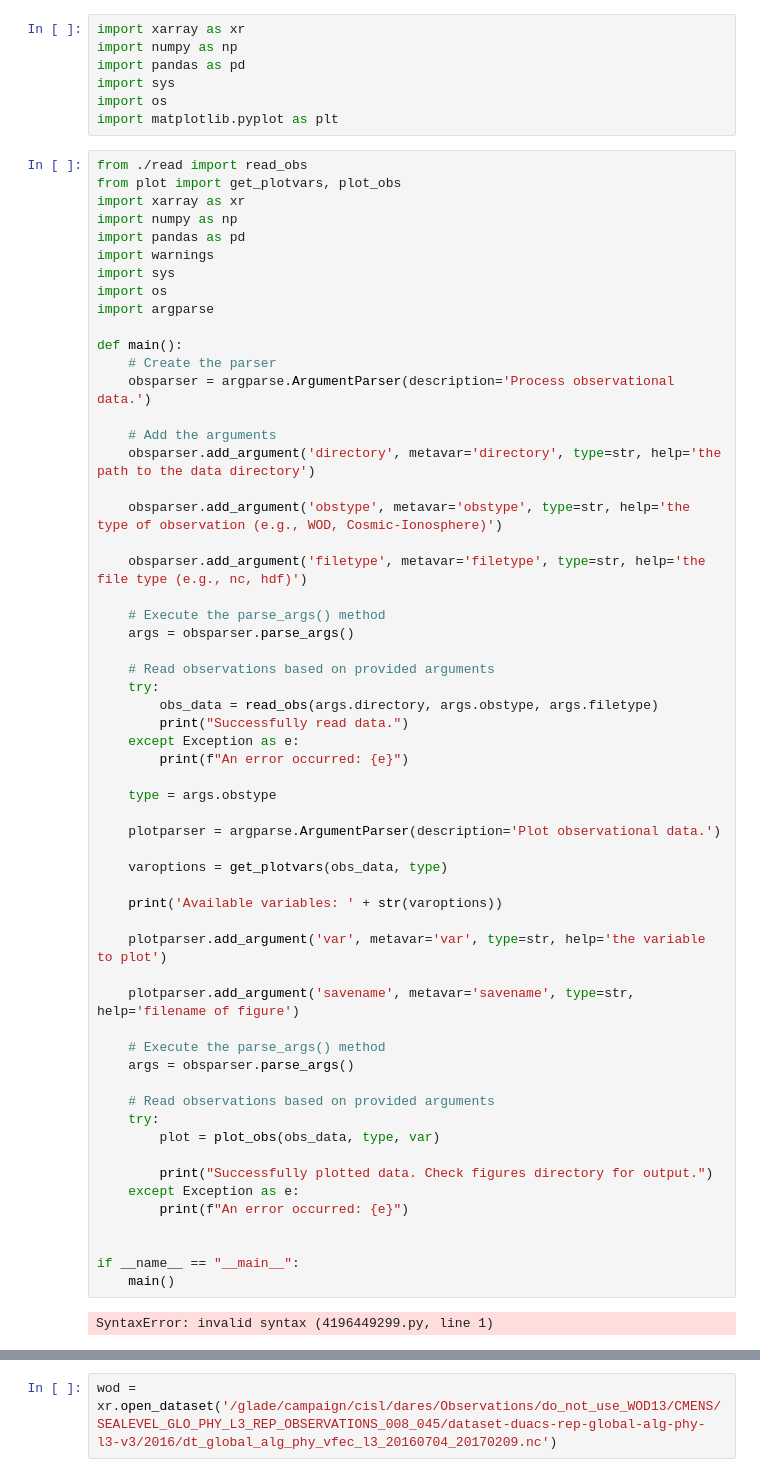
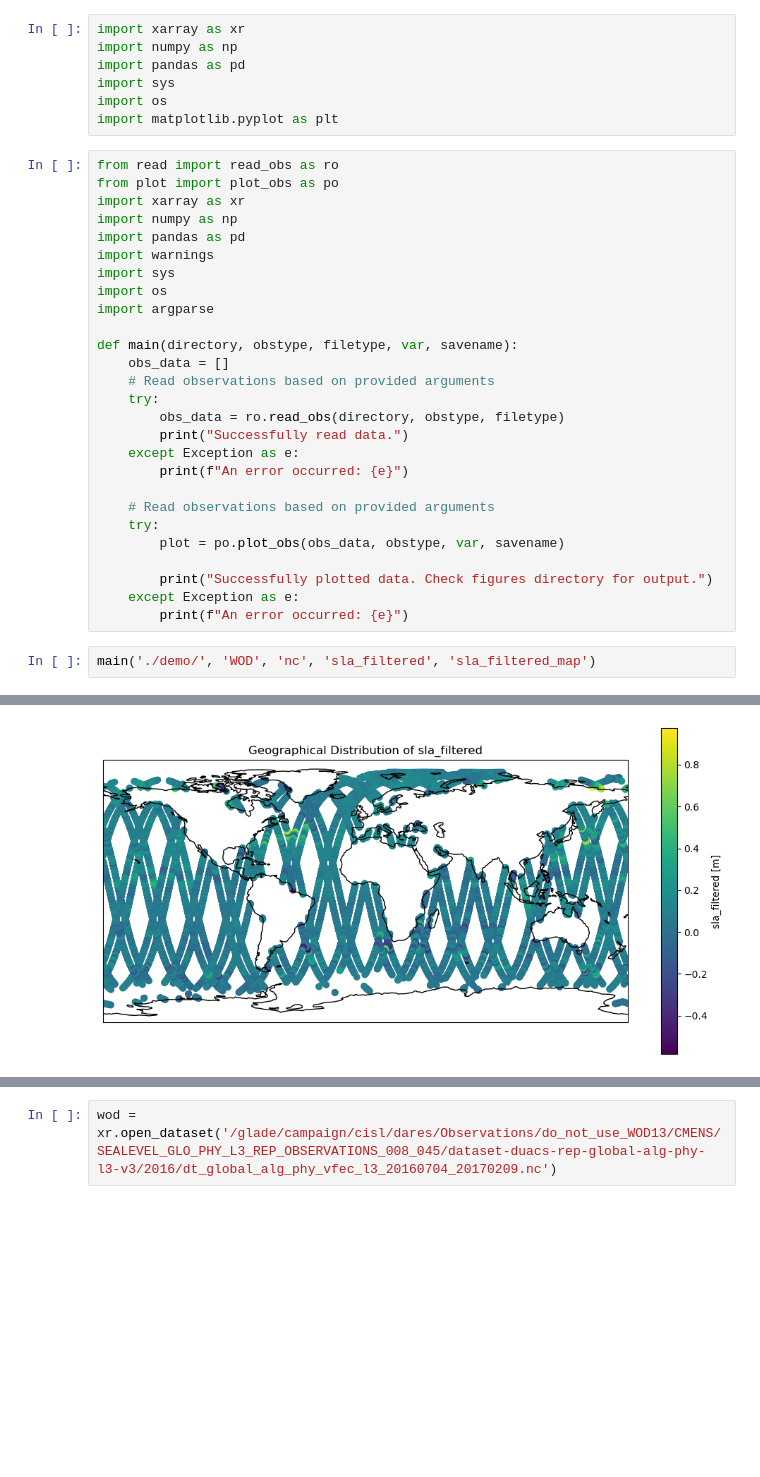
Before and after one commit to c-merchant/obs-plot, a Jupyter notebook: scratch.ipynb, the cells around one changed output, grey strips where cells are left out. Drawn from its saved outputs; the diff is of its cells as text; blank space fills up the shorter version.

Commit message:
Added demo capabilities and bug fixes

```diff
--- a/scratch.ipynb
+++ b/scratch.ipynb
@@ -6,8 +6,8 @@ import sys
 import os
 import matplotlib.pyplot as plt
 # %%
-from ./read import read_obs
-from plot import get_plotvars, plot_obs
+from read import read_obs as ro
+from plot import plot_obs as po
 import xarray as xr
 import numpy as np
 import pandas as pd
@@ -16,52 +16,22 @@ import sys
 import os
 import argparse
 
-def main():
-    # Create the parser
-    obsparser = argparse.ArgumentParser(description='Process observational data.')
-
-    # Add the arguments
-    obsparser.add_argument('directory', metavar='directory', type=str, help='the path to the data directory')
-
-    obsparser.add_argument('obstype', metavar='obstype', type=str, help='the type of observation (e.g., WOD, Cosmic-Ionosphere)')
-
-    obsparser.add_argument('filetype', metavar='filetype', type=str, help='the file type (e.g., nc, hdf)')
-
-    # Execute the parse_args() method
-    args = obsparser.parse_args()
-
+def main(directory, obstype, filetype, var, savename):
+    obs_data = []
     # Read observations based on provided arguments
     try:
-        obs_data = read_obs(args.directory, args.obstype, args.filetype)
+        obs_data = ro.read_obs(directory, obstype, filetype)
         print("Successfully read data.")
     except Exception as e:
         print(f"An error occurred: {e}")
 
-    type = args.obstype
-
-    plotparser = argparse.ArgumentParser(description='Plot observational data.')
-
-    varoptions = get_plotvars(obs_data, type)
-
-    print('Available variables: ' + str(varoptions))
-
-    plotparser.add_argument('var', metavar='var', type=str, help='the variable to plot')
-
-    plotparser.add_argument('savename', metavar='savename', type=str, help='filename of figure')
-
-    # Execute the parse_args() method
-    args = obsparser.parse_args()
-
     # Read observations based on provided arguments
     try:
-        plot = plot_obs(obs_data, type, var)
+        plot = po.plot_obs(obs_data, obstype, var, savename)
 
         print("Successfully plotted data. Check figures directory for output.")
     except Exception as e:
         print(f"An error occurred: {e}")
-
-
-if __name__ == "__main__":
-    main()
-# %% [output]
-SyntaxError: invalid syntax (4196449299.py, line 1)
+# %%
+main('./demo/', 'WOD', 'nc', 'sla_filtered', 'sla_filtered_map')
+# %% [output]
@@ -67,0 +39 @@ SyntaxError: invalid syntax (4196449299.py, line 1)
+[figure, added]
```
Also changed, not shown: parts of 1 cell of this notebook, 8 other files.
